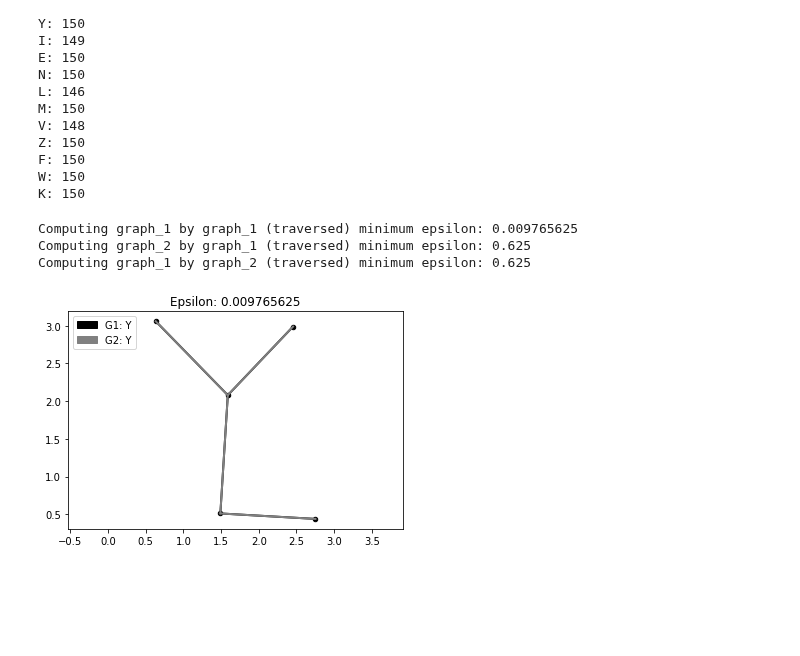
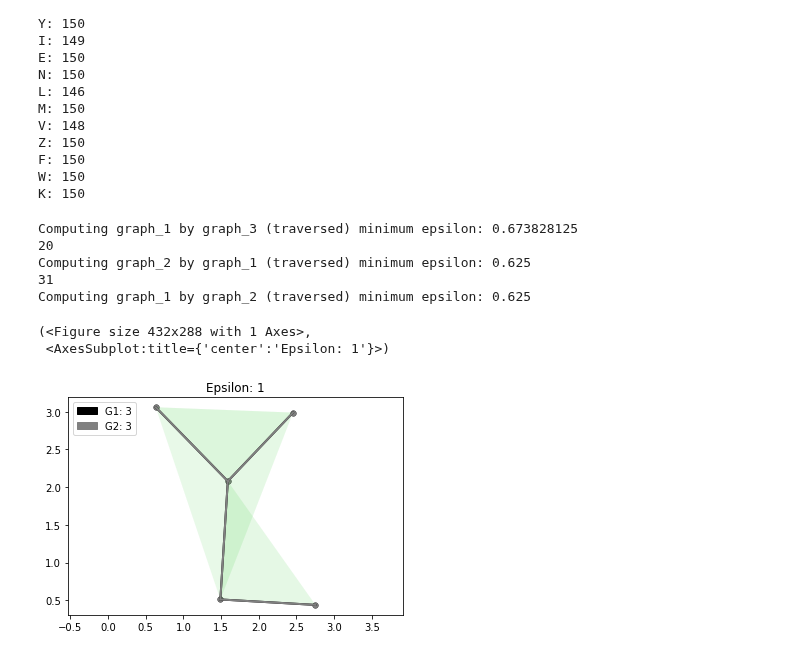
Before and after one commit to compgeomTU/will_rodman_thesis, a Jupyter notebook: letter_data/letter.ipynb, the cells around one changed output. Drawn from its saved outputs; the diff is of its cells as text; code cells hidden in the pictures; blank space fills up the shorter version.

```diff
--- a/letter_data/letter.ipynb
+++ b/letter_data/letter.ipynb
@@ -36,12 +36,12 @@ def json_to_graph(json_data):
 file_names = os.listdir("LOW")
 graphs = dict()
 
-for file_name in file_names:
+for index, file_name in enumerate(file_names):
     if file_name.endswith('.json'):
         try:
             json_graph = json.load(open(f"LOW/{file_name}"))
             graph, name = json_to_graph(json_graph)
-
+            graph.id = index
             if name in graphs.keys():
                 graphs[name].append(graph)
             else:
@@ -82,28 +82,34 @@ W: 150
 K: 150
 # %%
 # Sample
-g1, g2 = graphs['Y'][0], graphs['Y'][1]
-
+g1, g2, g3 = graphs['Y'][0], graphs['Y'][1], graphs['Y'][0]
+g1.name, g2.name, g3.name = 1, 2, 3
 # comparing two identical graphs
-binary_search = BinarySearch(g1, g1, left=0, right=5, precision=0.01)
+binary_search = BinarySearch(g1, g3, left=0, right=5, precision=0.01)
 epsilon = binary_search.search()
-print("Computing graph_1 by graph_1 (traversed) minimum epsilon:", epsilon)
+print("Computing graph_1 by graph_3 (traversed) minimum epsilon:", epsilon)
+print(len(binary_search.cell_boundaries))
 
 # comparing graph two and graph one
 binary_search = BinarySearch(g1, g2, left=0, right=5, precision=0.01)
 epsilon = binary_search.search()
 print("Computing graph_2 by graph_1 (traversed) minimum epsilon:", epsilon)
+print(len(binary_search.cell_boundaries))
 
 # comparing graph one and graph two
 binary_search = BinarySearch(g2, g1, left=0, right=5, precision=0.01)
 epsilon = binary_search.search()
 print("Computing graph_1 by graph_2 (traversed) minimum epsilon:", epsilon)
 # %% [output]
-Computing graph_1 by graph_1 (traversed) minimum epsilon: 0.009765625
+Computing graph_1 by graph_3 (traversed) minimum epsilon: 0.673828125
+20
 Computing graph_2 by graph_1 (traversed) minimum epsilon: 0.625
+31
 Computing graph_1 by graph_2 (traversed) minimum epsilon: 0.625
 # %%
-visual = Visualize(g1, g2, epsilon=epsilon)
+visual = Visualize(g1, g1, epsilon=1)
 visual.plot_freespace()
 # %% [output]
+(<Figure size 432x288 with 1 Axes>,
+ <AxesSubplot:title={'center':'Epsilon: 1'}>)
-[figure, old version]
+[figure, new version]
```
Also changed, not shown: 13 other files.
